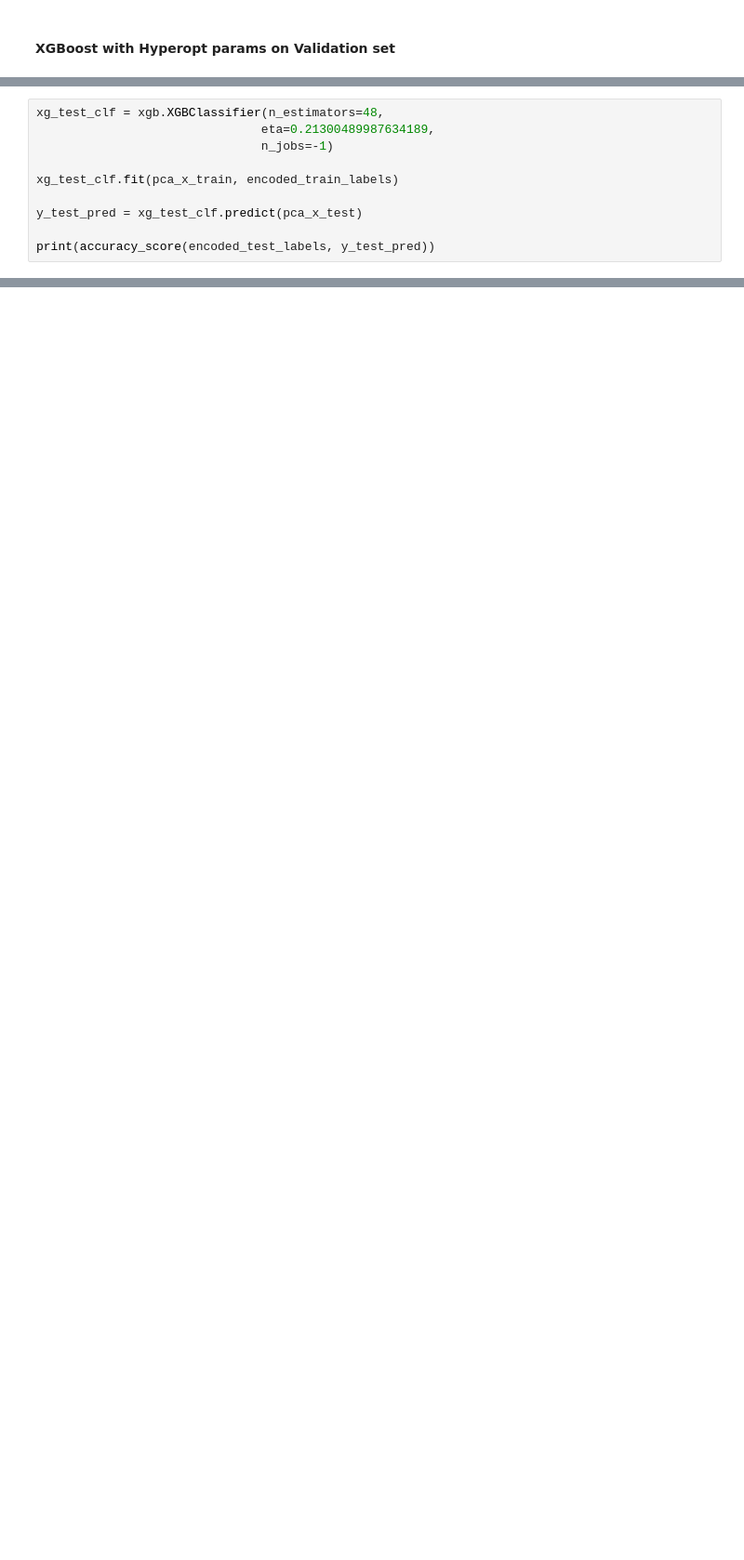
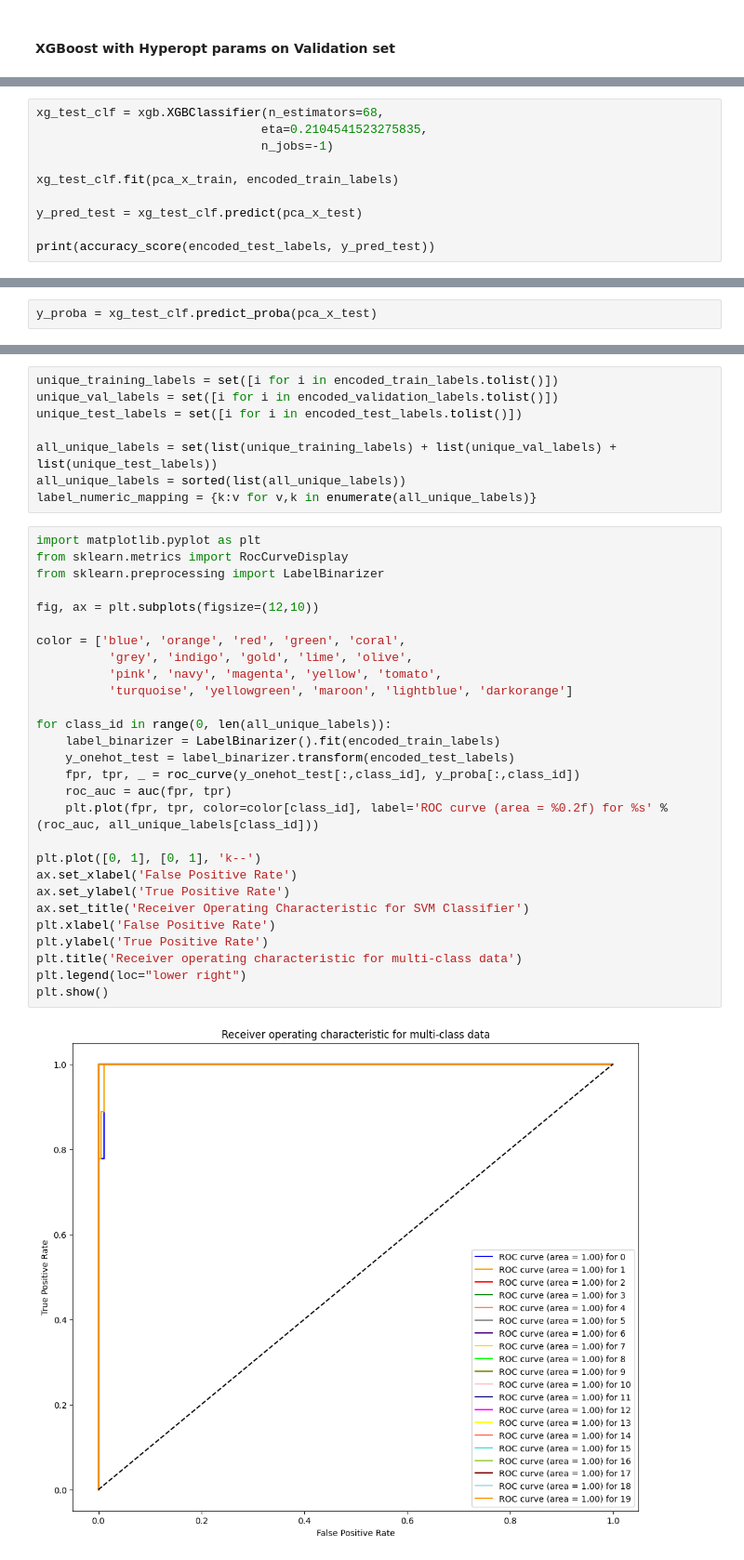
Before and after one commit to vrvenkatesh/w281-summer-2023-project-computer-vision, a Jupyter notebook: VGG19_XGBoost.ipynb, the cells around one changed output, grey strips where cells are left out. Shown at 93% size. Drawn from its saved outputs; the diff is of its cells as text; blank space fills up the shorter version.

```diff
--- a/VGG19_XGBoost.ipynb
+++ b/VGG19_XGBoost.ipynb
@@ -512,11 +507,11 @@ ConfusionMatrixDisplay.from_predictions(inverse_val_labels, inverse_y_pred, xtic
 # %%
-xg_test_clf = xgb.XGBClassifier(n_estimators=48,
-                               eta=0.21300489987634189,
+xg_test_clf = xgb.XGBClassifier(n_estimators=68,
+                               eta=0.2104541523275835,
                                n_jobs=-1)
 
 xg_test_clf.fit(pca_x_train, encoded_train_labels)
 
-y_test_pred = xg_test_clf.predict(pca_x_test)
+y_pred_test = xg_test_clf.predict(pca_x_test)
 
-print(accuracy_score(encoded_test_labels, y_test_pred))
+print(accuracy_score(encoded_test_labels, y_pred_test))
 # %% [output]
@@ -545,2 +519,4 @@ weighted avg       0.98      0.98      0.98       187
+# %%
+y_proba = xg_test_clf.predict_proba(pca_x_test)
 # %%
 inverse_test_labels = test_label_encoder.inverse_transform(encoded_test_labels)
@@ -573,0 +552,38 @@ ConfusionMatrixDisplay.from_predictions(inverse_test_labels, inverse_y_test_pred
+# %%
+unique_training_labels = set([i for i in encoded_train_labels.tolist()])
+unique_val_labels = set([i for i in encoded_validation_labels.tolist()])
+unique_test_labels = set([i for i in encoded_test_labels.tolist()])
+
+all_unique_labels = set(list(unique_training_labels) + list(unique_val_labels) + list(unique_test_labels))
+all_unique_labels = sorted(list(all_unique_labels))
+label_numeric_mapping = {k:v for v,k in enumerate(all_unique_labels)}
+# %%
+import matplotlib.pyplot as plt
+from sklearn.metrics import RocCurveDisplay
+from sklearn.preprocessing import LabelBinarizer
+
+fig, ax = plt.subplots(figsize=(12,10))
+
+color = ['blue', 'orange', 'red', 'green', 'coral',
+          'grey', 'indigo', 'gold', 'lime', 'olive',
+          'pink', 'navy', 'magenta', 'yellow', 'tomato',
+          'turquoise', 'yellowgreen', 'maroon', 'lightblue', 'darkorange']
+
+for class_id in range(0, len(all_unique_labels)):
+    label_binarizer = LabelBinarizer().fit(encoded_train_labels)
+    y_onehot_test = label_binarizer.transform(encoded_test_labels)
+    fpr, tpr, _ = roc_curve(y_onehot_test[:,class_id], y_proba[:,class_id])
+    roc_auc = auc(fpr, tpr)
+    plt.plot(fpr, tpr, color=color[class_id], label='ROC curve (area = %0.2f) for %s' % (roc_auc, all_unique_labels[class_id]))
+
+plt.plot([0, 1], [0, 1], 'k--')
+ax.set_xlabel('False Positive Rate')
+ax.set_ylabel('True Positive Rate')
+ax.set_title('Receiver Operating Characteristic for SVM Classifier')
+plt.xlabel('False Positive Rate')
+plt.ylabel('True Positive Rate')
+plt.title('Receiver operating characteristic for multi-class data')
+plt.legend(loc="lower right")
+plt.show()
+# %% [output]
+[figure, added]
```
Also changed, not shown: parts of 22 cells of this notebook.
